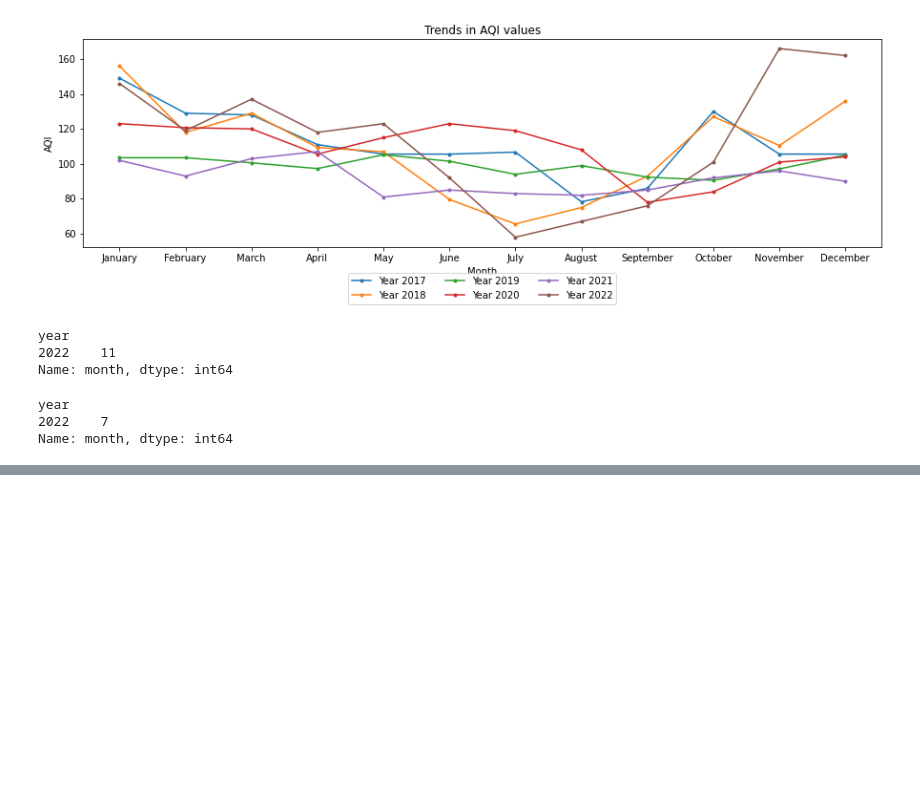
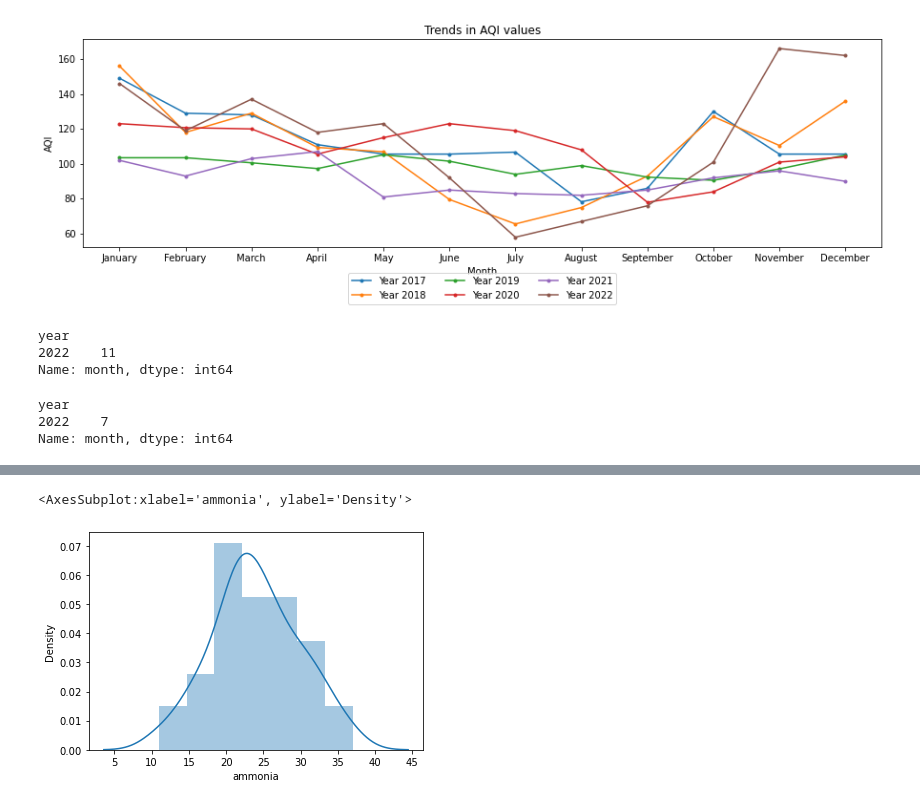
Before and after one commit to sai14karthik/AQI, a Jupyter notebook: AirQuality .ipynb, the cells around one changed output, grey strips where cells are left out. Cells and saved outputs as stored; diff of their text form; code cells hidden in the pictures; blank space fills up the shorter version.

```diff
--- a/AirQuality .ipynb
+++ b/AirQuality .ipynb
@@ -345,0 +363,5 @@ Name: month, dtype: int64
+# %%
+sns.distplot(data["ammonia"])
+# %% [output]
+<AxesSubplot:xlabel='ammonia', ylabel='Density'>
+[figure, added]
```
Also changed, not shown: parts of 14 cells of this notebook.
